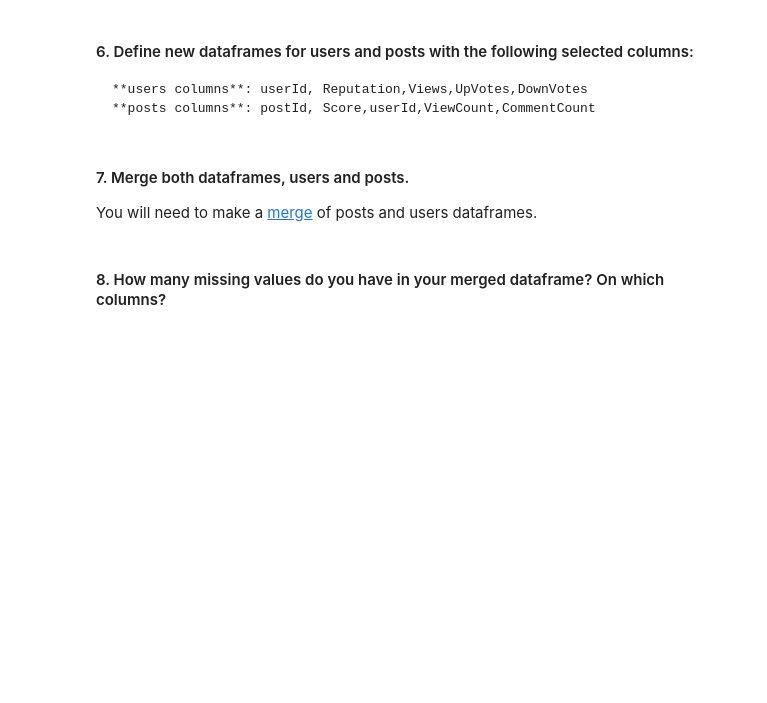
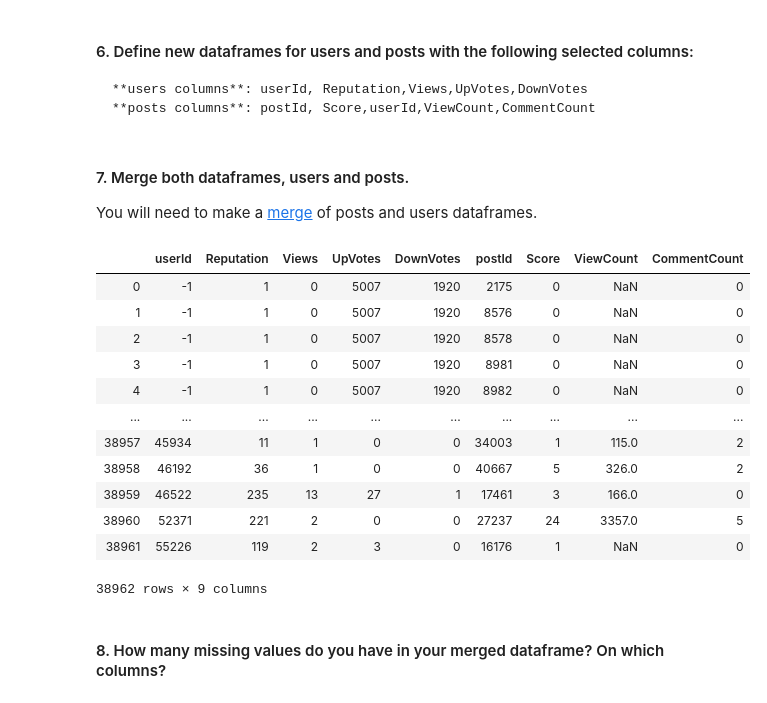
Before and after one commit to ta-data-lis/lab-data-cleaning, a Jupyter notebook: your-code/main.ipynb, the cells around one changed output. Saved outputs shown, nothing was run; the diff lists cells and outputs as text; code cells hidden in the pictures; blank space fills up the shorter version.

```diff
--- a/your-code/main.ipynb
+++ b/your-code/main.ipynb
@@ -5,4 +27,6 @@
 # %% [markdown]
 #### 3. Rename Id column to userId
+# %%
+users.rename(columns={"Id": "userId"}, inplace = True)
 # %% [markdown]
 #### 4. Import posts table:
@@ -9,2 +50,5 @@
 # %% [markdown]
 #### 5. Rename Id column to postId and OwnerUserId to userId
+# %%
+posts.rename(columns={'Id':'postId', 'OwnerUserId':'userId'},inplace = True)
+posts.head()
@@ -12,8 +64,32 @@
 #### 6. Define new dataframes for users and posts with the following selected columns:
     **users columns**: userId, Reputation,Views,UpVotes,DownVotes
     **posts columns**: postId, Score,userId,ViewCount,CommentCount
+# %%
+new_users = users[['userId', 'Reputation','Views','UpVotes','DownVotes']]
+new_posts = posts[['postId', 'Score','userId','ViewCount','CommentCount']]
 # %% [markdown]
 #### 7. Merge both dataframes, users and posts.
 You will need to make a [merge](https://pandas.pydata.org/pandas-docs/stable/generated/pandas.DataFrame.merge.html) of posts and users dataframes.
+# %%
+new_users['userId'] = new_users['userId'].fillna(-3).astype(int)
+new_posts['userId'] = new_posts['userId'].fillna(-2).astype(int)
+
+merged_df = pd.merge(new_users, new_posts, left_on='userId', right_on='userId')
+merged_df
+#only intersection of keys is kept using default inner join
+# %% [output]
+|  | userId | Reputation | Views | UpVotes | DownVotes | postId | Score | ViewCount | CommentCount |
+| 0 | -1 | 1 | 0 | 5007 | 1920 | 2175 | 0 | NaN | 0 |
+| 1 | -1 | 1 | 0 | 5007 | 1920 | 8576 | 0 | NaN | 0 |
+| 2 | -1 | 1 | 0 | 5007 | 1920 | 8578 | 0 | NaN | 0 |
+| 3 | -1 | 1 | 0 | 5007 | 1920 | 8981 | 0 | NaN | 0 |
+| 4 | -1 | 1 | 0 | 5007 | 1920 | 8982 | 0 | NaN | 0 |
+| ... | ... | ... | ... | ... | ... | ... | ... | ... | ... |
+| 38957 | 45934 | 11 | 1 | 0 | 0 | 34003 | 1 | 115.0 | 2 |
+| 38958 | 46192 | 36 | 1 | 0 | 0 | 40667 | 5 | 326.0 | 2 |
+| 38959 | 46522 | 235 | 13 | 27 | 1 | 17461 | 3 | 166.0 | 0 |
+| 38960 | 52371 | 221 | 2 | 0 | 0 | 27237 | 24 | 3357.0 | 5 |
+| 38961 | 55226 | 119 | 2 | 3 | 0 | 16176 | 1 | NaN | 0 |
+38962 rows × 9 columns
 # %% [markdown]
 #### 8. How many missing values do you have in your merged dataframe? On which columns?
```
Also changed, not shown: parts of 7 cells of this notebook.
